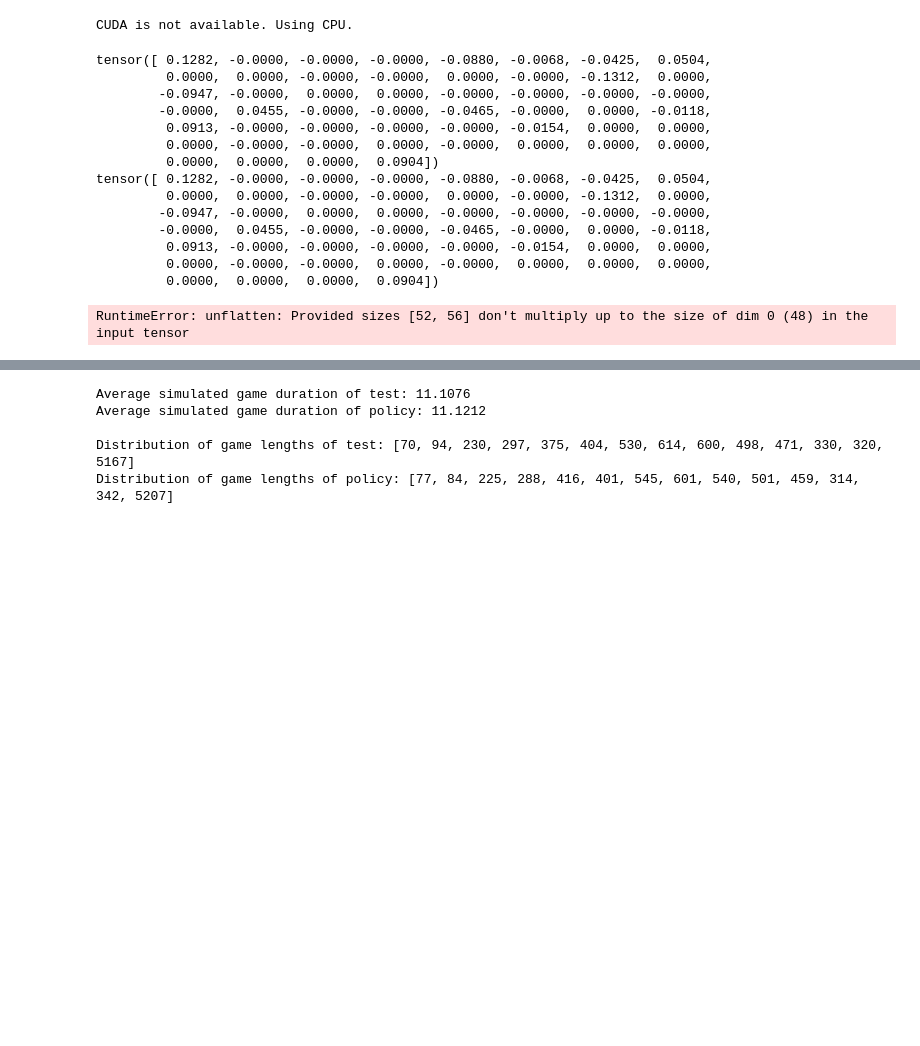
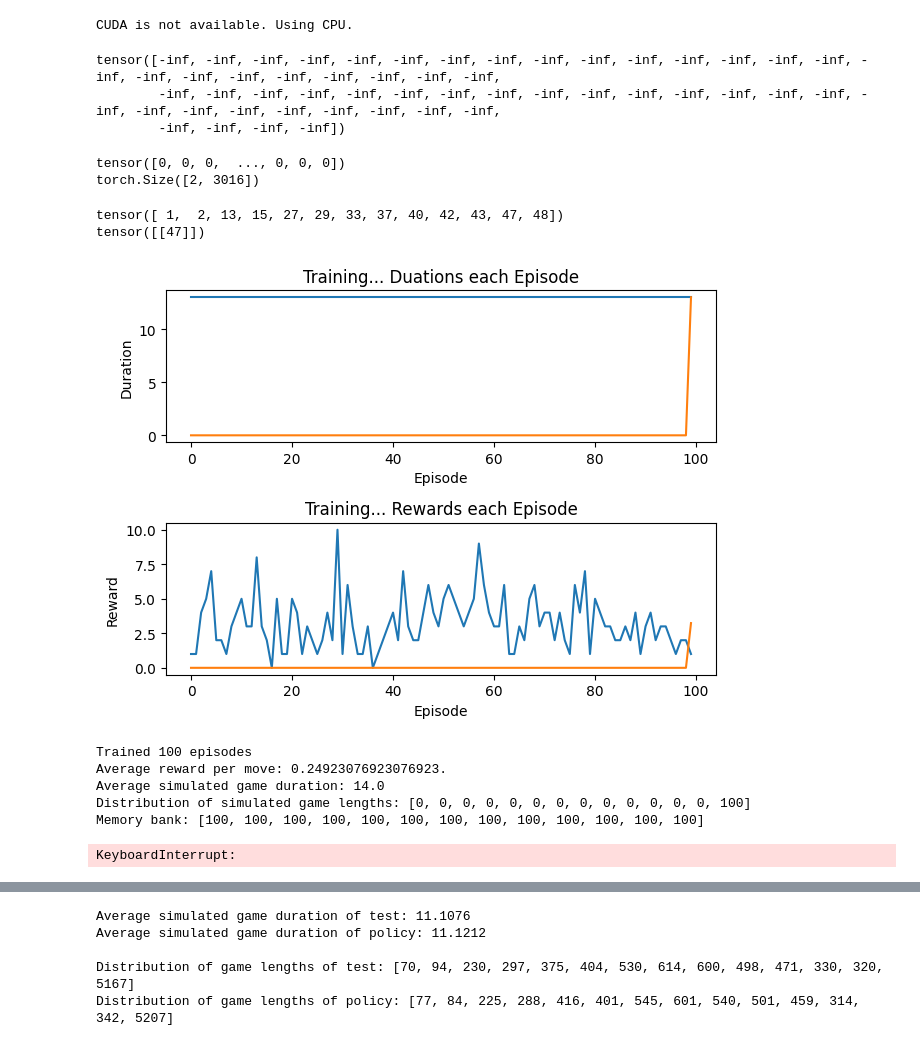
Before and after one commit to TxmszLou/dqn-trick-game, a Jupyter notebook: dqn_training with legal moves.ipynb, the cells around one changed output, grey strips where cells are left out. Saved outputs shown, nothing was run; the diff lists cells and outputs as text; code cells hidden in the pictures; blank space fills up the shorter version.

Commit message:
select legal moves

```diff
--- a/dqn_training with legal moves.ipynb
+++ b/dqn_training with legal moves.ipynb
@@ -55,7 +55,7 @@ class DQN(nn.Module):
 
     # n_input: the current state
     #  (1x52)    +  (56x52)       +       (1x52): the current state
-    #    ^hand       ^who plays each card  ^cards not seen yet
+    #    ^hand      ^who plays each card  ^cards not seen yet
     #                       + cards played
     # n_output: probability of playing each card
     #   (1x52)
@@ -66,7 +66,10 @@ class DQN(nn.Module):
         self.layer3 = nn.Linear(128, n_output)
 
     def forward(self, x):
-        legal_moves_mask = get_legal_moves(x)
+        # print(f'x.shape = {x.shape}')
+        # legal_moves_mask = get_legal_moves(x)
+        # legal_moves_mask = x[-52:]
+        # print(f'legal_moves_mask.shape = {legal_moves_mask.shape}')
         if x.dtype == torch.float32:
             x = F.relu(self.layer1(x))
             x = F.relu(self.layer2(x))
@@ -75,7 +78,8 @@ class DQN(nn.Module):
             x = F.relu(self.layer1(x))
             x = F.relu(self.layer2(x))
         # return 13* torch.tanh(self.layer3(x))
-        return self.layer3(x) * legal_moves_mask
+        # print(f'output.shape = {self.layer3(x).shape}')
+        return self.layer3(x)
 # %% [markdown]
 # Training
 # %% [markdown]
@@ -165,6 +169,12 @@ else:
 env = Card_Env()
 # %% [output]
 CUDA is not available. Using CPU.
+# %%
+def policy_legal_move(net, input):
+    legal_mask = get_legal_moves(input)
+    x = (net(input.to(device))) * legal_mask
+    x[x == 0] = -float('inf')
+    return x.max(0).indices.view(1,1)
 # %%
 def move_to_card(move):
     return ['2','3','4','5','6','7','8','9','10','J','Q','K','A'][move % 13], ['C', 'D', 'H', 'S'][int(move / 13)]
@@ -182,7 +192,8 @@ def simulate_game(policy, verbose=False, from_move=0):
             else:
                 # print(policy_net(test_game.get_network_input().to(device)))
                 moves_played += 1
-                move = policy_net(test_game.get_network_input().to(device)).argmax().item()
+                move = policy_legal_move(policy_net, test_game.get_network_input()).item()
+                # move = policy_net(test_game.get_network_input().to(device)).argmax().item()
                 if not(move in test_game.get_legal_moves()):
                     if verbose:
                         print(f"Tried to play illegal move {move_to_card(move)}")
@@ -228,6 +238,12 @@ optimizer = optim.AdamW(policy_net.parameters(), lr=LR, amsgrad=True)
 memory = {turn: ReplayMemory(MEMORY_SIZE) for turn in range(13)}
 
 steps_done = 0
+# %%
+torch.ones(52) * -float('inf')
+# %% [output]
+tensor([-inf, -inf, -inf, -inf, -inf, -inf, -inf, -inf, -inf, -inf, -inf, -inf, -inf, -inf, -inf, -inf, -inf, -inf, -inf, -inf, -inf, -inf, -inf, -inf,
+        -inf, -inf, -inf, -inf, -inf, -inf, -inf, -inf, -inf, -inf, -inf, -inf, -inf, -inf, -inf, -inf, -inf, -inf, -inf, -inf, -inf, -inf, -inf, -inf,
+        -inf, -inf, -inf, -inf])
 # %%
 '''
 Given the game state, select an action by the epsilon-greedy policy
@@ -246,7 +262,11 @@ def select_action(game):
             # return the index of the card with highest probability
             # predicted from the policy net
             # print(policy_net(game.get_network_input().to(torch.float32).to(device)))
-            return policy_net(game.get_network_input().to(device)).max(0).indices.view(1,1)
+            # return policy_net(game.get_network_input().to(device)).max(0).indices.view(1,1)
+            legal_mask = get_legal_moves(game.get_network_input())
+            x = (policy_net(game.get_network_input().to(device)) * legal_mask)
+            x[x == 0] = -float('inf')
+            return x.max(0).indices.view(1,1)
     else:
         # random select a legal action
         return torch.tensor([[game.sample_legal_move()]], device=device, dtype=torch.long) #changed from long
@@ -292,6 +312,14 @@ def plot_durations_rewards(show_result=False):
             display.display(fig)
         else:
             display.display(fig)
+# %%
+input = env.game.get_network_input()
+print(input)
+
+print(torch.cat((input, input)).view(2, 3016).shape)
+# %% [output]
+tensor([0, 0, 0,  ..., 0, 0, 0])
+torch.Size([2, 3016])
 # %%
 # policy_net.load_state_dict(torch.load('weights/ev_working_function.pth'))
 
@@ -301,28 +329,18 @@ def plot_durations_rewards(show_result=False):
 
 env.reset()
 with torch.no_grad():
-    print(policy_net(env.game.get_network_input().to(device)))
-    print(target_net(env.game.get_network_input().to(device)))
+    print(env.game.get_legal_moves())
+    # print(get_legal_moves(env.game.get_network_input()))
+    # print(get_legal_moves(env.game.get_network_input()) * policy_net(env.game.get_network_input()))
+    print(select_action(env.game))
 # %% [output]
-tensor([ 0.1282, -0.0000, -0.0000, -0.0000, -0.0880, -0.0068, -0.0425,  0.0504,
-         0.0000,  0.0000, -0.0000, -0.0000,  0.0000, -0.0000, -0.1312,  0.0000,
-        -0.0947, -0.0000,  0.0000,  0.0000, -0.0000, -0.0000, -0.0000, -0.0000,
-        -0.0000,  0.0455, -0.0000, -0.0000, -0.0465, -0.0000,  0.0000, -0.0118,
-         0.0913, -0.0000, -0.0000, -0.0000, -0.0000, -0.0154,  0.0000,  0.0000,
-         0.0000, -0.0000, -0.0000,  0.0000, -0.0000,  0.0000,  0.0000,  0.0000,
-         0.0000,  0.0000,  0.0000,  0.0904])
-tensor([ 0.1282, -0.0000, -0.0000, -0.0000, -0.0880, -0.0068, -0.0425,  0.0504,
-         0.0000,  0.0000, -0.0000, -0.0000,  0.0000, -0.0000, -0.1312,  0.0000,
-        -0.0947, -0.0000,  0.0000,  0.0000, -0.0000, -0.0000, -0.0000, -0.0000,
-        -0.0000,  0.0455, -0.0000, -0.0000, -0.0465, -0.0000,  0.0000, -0.0118,
-         0.0913, -0.0000, -0.0000, -0.0000, -0.0000, -0.0154,  0.0000,  0.0000,
-         0.0000, -0.0000, -0.0000,  0.0000, -0.0000,  0.0000,  0.0000,  0.0000,
-         0.0000,  0.0000,  0.0000,  0.0904])
+tensor([ 1,  2, 13, 15, 27, 29, 33, 37, 40, 42, 43, 47, 48])
+tensor([[47]])
 # %%
 # fp =  DQN(n_input, 52).to(device)
 # fp.load_state_dict(torch.load('latest_q_function.pth', map_location=torch.device('cpu')))
 
-num_episodes = 1000
+num_episodes = 5000
 update_ind = 100
 
 save_ind = 1000
@@ -385,31 +403,37 @@ for i_episode in count():
         # Compute next state
         if not terminated:
             next_state = torch.tensor(observation, dtype=torch.float32, device=device).unsqueeze(0)
         else:
             next_state = None
 
         # Store transition in memory
         # int(env.game.turn_counter / 4)
         memory[t].push(state, action, next_state, reward)
 
         # Move to next state
         state = next_state
 
         # Perform optimization step
         optimize_model()
 
         target_net_state_dict = target_net.state_dict()
         policy_net_state_dict = policy_net.state_dict()
         for key in policy_net_state_dict:
             target_net_state_dict[key] = policy_net_state_dict[key]*TAU + target_net_state_dict[key]*(1-TAU)
         target_net.load_state_dict(target_net_state_dict)
 
         if done:
             # print(f'Episode {i_episode} ended in {t} steps.')
             episode_durations.append(t+1)
             episode_rewards.append(current_reward)
             break
 
 plot_durations_rewards(show_result=True)
 # %% [output]
+[figure, added]
-RuntimeError: unflatten: Provided sizes [52, 56] don't multiply up to the size of dim 0 (48) in the input tensor
+Trained 100 episodes
+Average reward per move: 0.24923076923076923.
+Average simulated game duration: 14.0
+Distribution of simulated game lengths: [0, 0, 0, 0, 0, 0, 0, 0, 0, 0, 0, 0, 0, 100]
+Memory bank: [100, 100, 100, 100, 100, 100, 100, 100, 100, 100, 100, 100, 100]
+KeyboardInterrupt:
```
Also changed, not shown: parts of 3 cells of this notebook.
